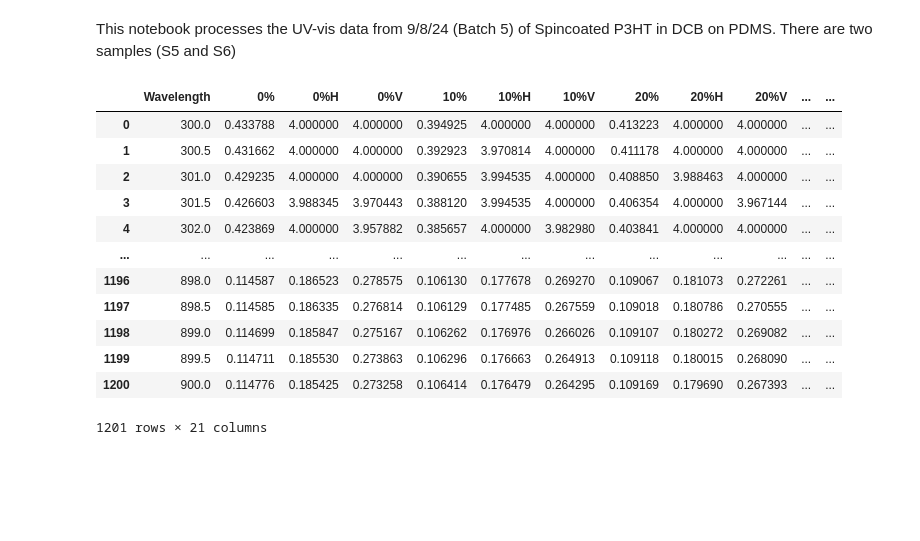
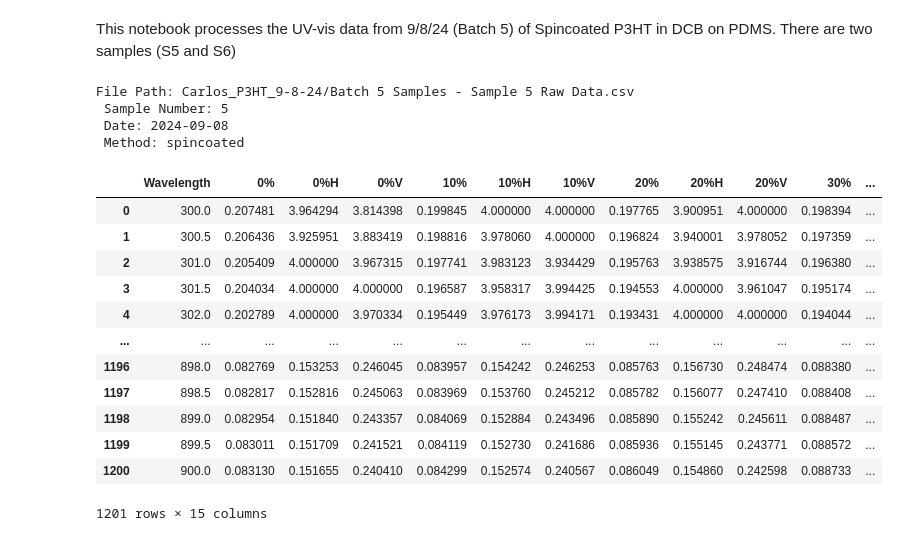
Before and after one commit to trilusa/UV-vis, a Jupyter notebook: polarized_uv-vis_plotting.ipynb, the cells around one changed output. Saved outputs shown, nothing was run; the diff lists cells and outputs as text; code cells hidden in the pictures; blank space fills up the shorter version.

```diff
--- a/polarized_uv-vis_plotting.ipynb
+++ b/polarized_uv-vis_plotting.ipynb
@@ -63,42 +63,73 @@ def TtoA(T):
 
 def AtoT(A):
     return 10**(-A)
+# %%
+
+# Load the CSV file into a pandas DataFrame, with metadata
+sample_info = [
+    {
+        'file_path': 'Carlos_P3HT_9-8-24/Batch 5 Samples - Sample 5 Raw Data.csv',
+        's_num': 5,
+        'date_str': "2024-09-08",
+        'method_str': "spincoated",
+        'material_str': 'P3HT',
+        'solvent_str': 'DCB'
+    },
+    {
+        'file_path': 'Carlos_P3HT_9-8-24/Batch 5 Samples - Sample 6 Raw Data.csv',
+        's_num': 6,
+        'date_str': "2024-09-08",
+        'method_str': "spincoated",
+        'material_str': "P3HT",
+        'solvent_str': 'DCB'
+    }
+]
+
+i=0
+file_path = sample_info[i]['file_path']
+s_num = sample_info[i]['s_num']
+date_str = sample_info[i]['date_str']
+method_str = sample_info[i]['method_str']
+material_str = sample_info[i]['material_str']
+
+print(f"File Path: {file_path}\n Sample Number: {s_num}\n Date: {date_str}\n Method: {method_str}")
+
+# file_path = 'Carlos_P3HT_9-8-24/Batch 5 Samples - Sample 5 Raw Data.csv'; s_num = 5; date_str = "2024-09-08"; method_str="spincoated"
+# # file_path = 'Carlos_P3HT_9-8-24/Batch 5 Samples - Sample 6 Raw Data.csv'; s_num = 6; date_str = "2024-09-08"; method_str="spincoated"
+
+raw_df = pd.read_csv(file_path)
+# %% [output]
+File Path: Carlos_P3HT_9-8-24/Batch 5 Samples - Sample 5 Raw Data.csv
+ Sample Number: 5
+ Date: 2024-09-08
+ Method: spincoated
 # %%
-
-# Load the CSV file into a pandas DataFrame, with metadata
-material_str='P3HT'
-
-file_path = 'Carlos_P3HT_9-8-24/Batch 5 Samples - Sample 5 Raw Data.csv'; s_num = 5; date_str = "2024-09-08"; method_str="spincoated"
-# file_path = 'Carlos_P3HT_9-8-24/Batch 5 Samples - Sample 6 Raw Data.csv'; s_num = 6; date_str = "2024-09-08"; method_str="spincoated"
-
-raw_df = pd.read_csv(file_path)
-
-#load baseline data for polaizer
+### load baseline data for polaizer  ####
 h_file = "baselines/Polarized Batch 4 0% Samples  - Baseline Horizontal.csv"
 v_file = "baselines/Polarized Batch 4 0% Samples  - Baseline Vertical.csv"
 
 df_h = pd.read_csv(h_file)
 df_v = pd.read_csv(v_file)
 
 #add baseleine to df
 raw_df['V_baseline'] = df_v['Average']
 raw_df['H_baseline'] = df_h['Average']
 
 raw_df
 # %% [output]
-|  | Wavelength | 0% | 0%H | 0%V | 10% | 10%H | 10%V | 20% | 20%H | 20%V | ... | ... |
-| 0 | 300.0 | 0.433788 | 4.000000 | 4.000000 | 0.394925 | 4.000000 | 4.000000 | 0.413223 | 4.000000 | 4.000000 | ... | ... |
-| 1 | 300.5 | 0.431662 | 4.000000 | 4.000000 | 0.392923 | 3.970814 | 4.000000 | 0.411178 | 4.000000 | 4.000000 | ... | ... |
-| 2 | 301.0 | 0.429235 | 4.000000 | 4.000000 | 0.390655 | 3.994535 | 4.000000 | 0.408850 | 3.988463 | 4.000000 | ... | ... |
-| 3 | 301.5 | 0.426603 | 3.988345 | 3.970443 | 0.388120 | 3.994535 | 4.000000 | 0.406354 | 4.000000 | 3.967144 | ... | ... |
-| 4 | 302.0 | 0.423869 | 4.000000 | 3.957882 | 0.385657 | 4.000000 | 3.982980 | 0.403841 | 4.000000 | 4.000000 | ... | ... |
+|  | Wavelength | 0% | 0%H | 0%V | 10% | 10%H | 10%V | 20% | 20%H | 20%V | 30% | ... |
+| 0 | 300.0 | 0.207481 | 3.964294 | 3.814398 | 0.199845 | 4.000000 | 4.000000 | 0.197765 | 3.900951 | 4.000000 | 0.198394 | ... |
+| 1 | 300.5 | 0.206436 | 3.925951 | 3.883419 | 0.198816 | 3.978060 | 4.000000 | 0.196824 | 3.940001 | 3.978052 | 0.197359 | ... |
+| 2 | 301.0 | 0.205409 | 4.000000 | 3.967315 | 0.197741 | 3.983123 | 3.934429 | 0.195763 | 3.938575 | 3.916744 | 0.196380 | ... |
+| 3 | 301.5 | 0.204034 | 4.000000 | 4.000000 | 0.196587 | 3.958317 | 3.994425 | 0.194553 | 4.000000 | 3.961047 | 0.195174 | ... |
+| 4 | 302.0 | 0.202789 | 4.000000 | 3.970334 | 0.195449 | 3.976173 | 3.994171 | 0.193431 | 4.000000 | 4.000000 | 0.194044 | ... |
 | ... | ... | ... | ... | ... | ... | ... | ... | ... | ... | ... | ... | ... |
-| 1196 | 898.0 | 0.114587 | 0.186523 | 0.278575 | 0.106130 | 0.177678 | 0.269270 | 0.109067 | 0.181073 | 0.272261 | ... | ... |
-| 1197 | 898.5 | 0.114585 | 0.186335 | 0.276814 | 0.106129 | 0.177485 | 0.267559 | 0.109018 | 0.180786 | 0.270555 | ... | ... |
-| 1198 | 899.0 | 0.114699 | 0.185847 | 0.275167 | 0.106262 | 0.176976 | 0.266026 | 0.109107 | 0.180272 | 0.269082 | ... | ... |
-| 1199 | 899.5 | 0.114711 | 0.185530 | 0.273863 | 0.106296 | 0.176663 | 0.264913 | 0.109118 | 0.180015 | 0.268090 | ... | ... |
-| 1200 | 900.0 | 0.114776 | 0.185425 | 0.273258 | 0.106414 | 0.176479 | 0.264295 | 0.109169 | 0.179690 | 0.267393 | ... | ... |
+| 1196 | 898.0 | 0.082769 | 0.153253 | 0.246045 | 0.083957 | 0.154242 | 0.246253 | 0.085763 | 0.156730 | 0.248474 | 0.088380 | ... |
+| 1197 | 898.5 | 0.082817 | 0.152816 | 0.245063 | 0.083969 | 0.153760 | 0.245212 | 0.085782 | 0.156077 | 0.247410 | 0.088408 | ... |
+| 1198 | 899.0 | 0.082954 | 0.151840 | 0.243357 | 0.084069 | 0.152884 | 0.243496 | 0.085890 | 0.155242 | 0.245611 | 0.088487 | ... |
+| 1199 | 899.5 | 0.083011 | 0.151709 | 0.241521 | 0.084119 | 0.152730 | 0.241686 | 0.085936 | 0.155145 | 0.243771 | 0.088572 | ... |
+| 1200 | 900.0 | 0.083130 | 0.151655 | 0.240410 | 0.084299 | 0.152574 | 0.240567 | 0.086049 | 0.154860 | 0.242598 | 0.088733 | ... |
-1201 rows × 21 columns
+1201 rows × 15 columns
 # %%
 ##### plotting the raw data #####
 fig,axs = plot_polarized_UVvis(raw_df, bw=None, ylim=(None),title=f'Raw Polarized UV-vis for {method_str} {material_str}\n Sample {s_num} ({date_str})\n')
```
Also changed, not shown: parts of 8 cells of this notebook, 4 other files.
